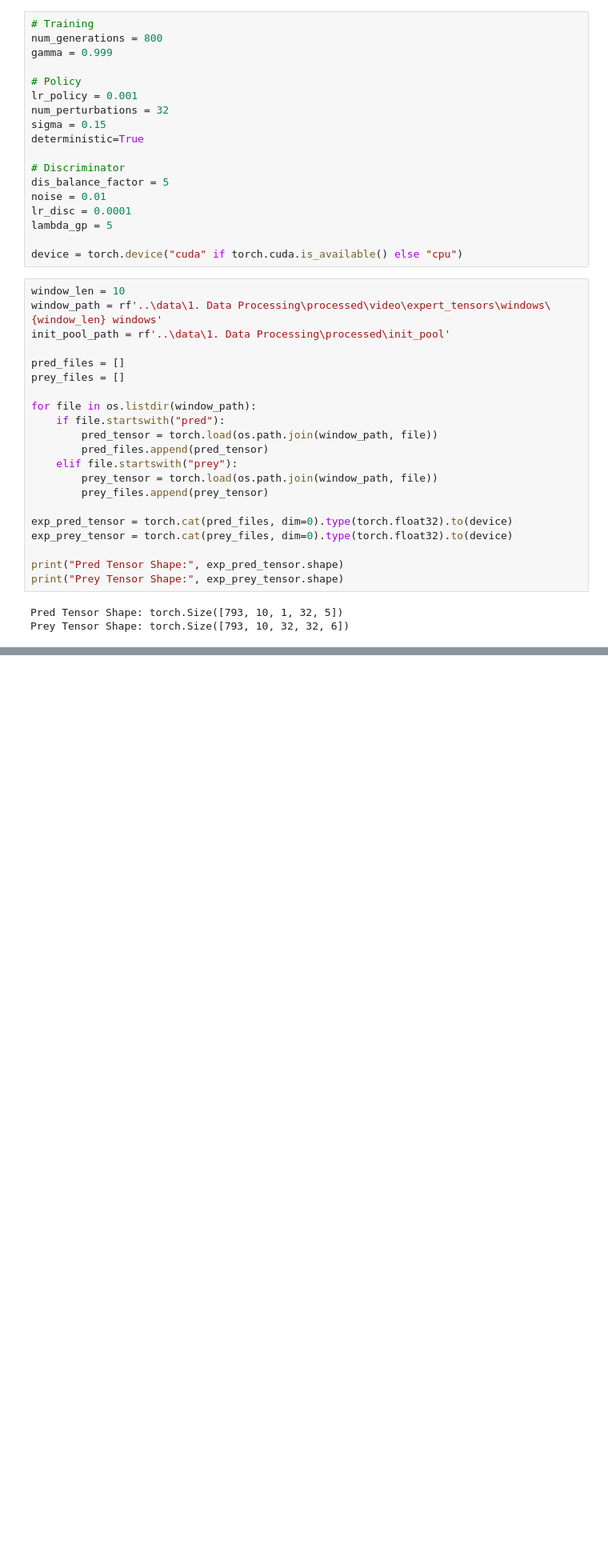
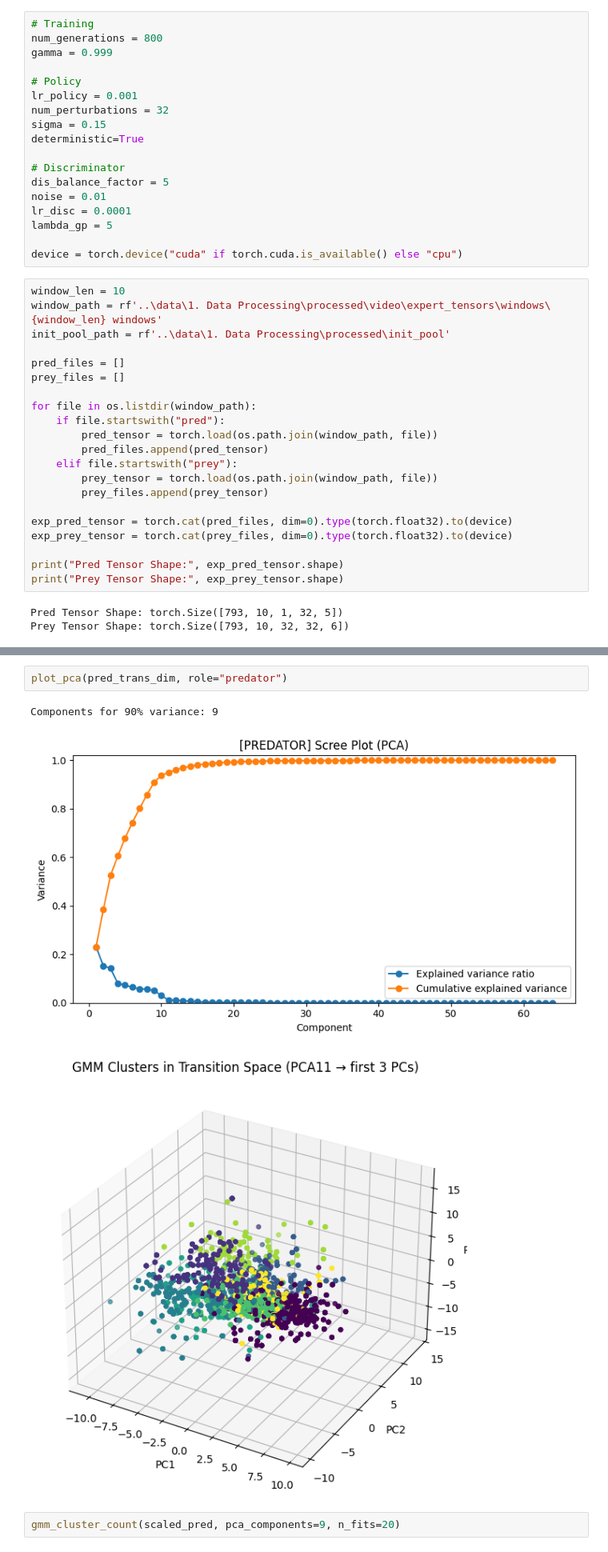
Before and after one commit to wirthy21/Master-Thesis, a Jupyter notebook: notebooks - gail_testing/4. Feature Clustering.ipynb, the cells around one changed output, grey strips where cells are left out. Shown at 80% size. Drawn from its saved outputs; the diff is of its cells as text; blank space fills up the shorter version.

```diff
--- a/notebooks - gail_testing/4. Feature Clustering.ipynb
+++ b/notebooks - gail_testing/4. Feature Clustering.ipynb
@@ -647,0 +535,8 @@ plt.show()
+# %%
+plot_pca(pred_trans_dim, role="predator")
+# %% [output]
+Components for 90% variance: 9
+[figure, added]
+[figure, added]
+# %%
+gmm_cluster_count(scaled_pred, pca_components=9, n_fits=20)
```
Also changed, not shown: parts of 15 cells of this notebook, 1 other file.
